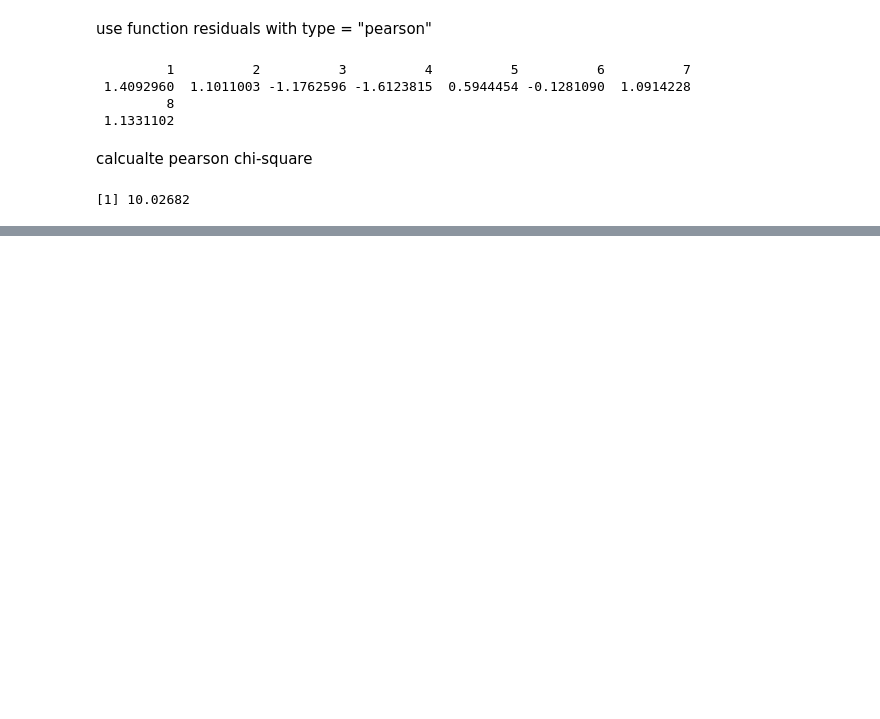
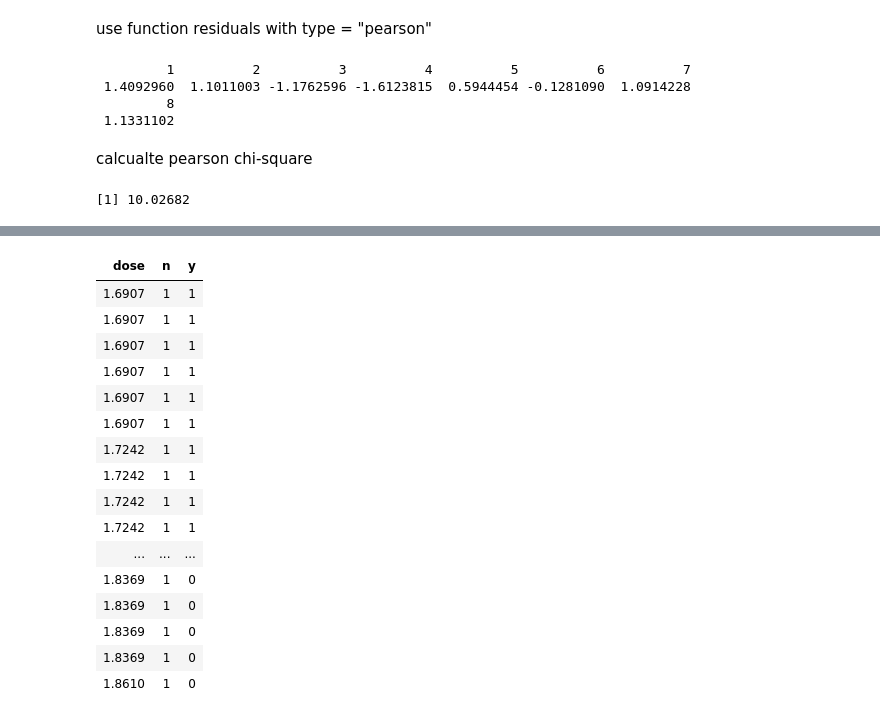
Before and after one commit to clintko/Duke_BIOS719_GLM, a Jupyter notebook: lec_c11_02_OR_link.ipynb, the cells around one changed output, grey strips where cells are left out. Cells and saved outputs as stored; diff of their text form; code cells hidden in the pictures; blank space fills up the shorter version.

```diff
--- a/lec_c11_02_OR_link.ipynb
+++ b/lec_c11_02_OR_link.ipynb
@@ -444,0 +519,20 @@ sum(residuals(fit_logit,   type = "pearson")^2)
+# %%
+beetle_n1
+# %% [output]
+| dose | n | y |
+| 1.6907 | 1 | 1 |
+| 1.6907 | 1 | 1 |
+| 1.6907 | 1 | 1 |
+| 1.6907 | 1 | 1 |
+| 1.6907 | 1 | 1 |
+| 1.6907 | 1 | 1 |
+| 1.7242 | 1 | 1 |
+| 1.7242 | 1 | 1 |
+| 1.7242 | 1 | 1 |
+| 1.7242 | 1 | 1 |
+| ... | ... | ... |
+| 1.8369 | 1 | 0 |
+| 1.8369 | 1 | 0 |
+| 1.8369 | 1 | 0 |
+| 1.8369 | 1 | 0 |
+| 1.8610 | 1 | 0 |
```
Also changed, not shown: parts of 11 cells of this notebook, 8 other files.
